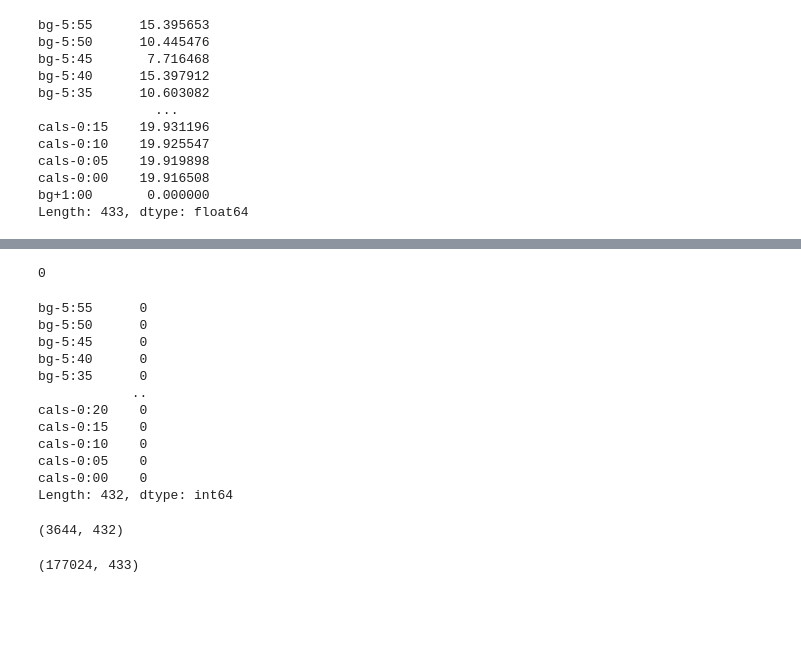
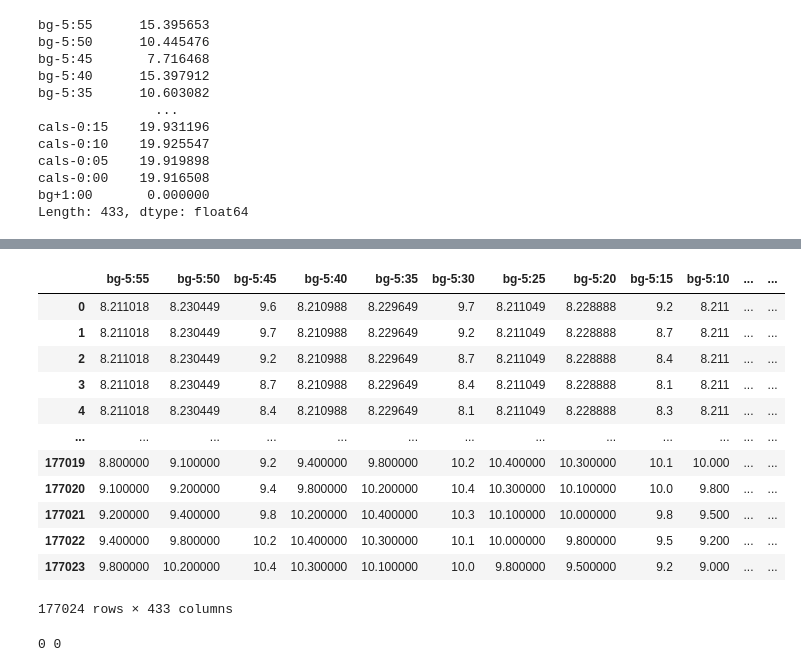
Before and after one commit to mansorrahmed/brist1d, a Jupyter notebook: preproc.ipynb, the cells around one changed output, grey strips where cells are left out. Drawn from its saved outputs; the diff is of its cells as text; code cells hidden in the pictures; blank space fills up the shorter version.

```diff
--- a/preproc.ipynb
+++ b/preproc.ipynb
@@ -233,27 +226,20 @@ for i in test_data.columns:
+# %%
+train_filled
+# %% [output]
+|  | bg-5:55 | bg-5:50 | bg-5:45 | bg-5:40 | bg-5:35 | bg-5:30 | bg-5:25 | bg-5:20 | bg-5:15 | bg-5:10 | ... | ... |
+| 0 | 8.211018 | 8.230449 | 9.6 | 8.210988 | 8.229649 | 9.7 | 8.211049 | 8.228888 | 9.2 | 8.211 | ... | ... |
+| 1 | 8.211018 | 8.230449 | 9.7 | 8.210988 | 8.229649 | 9.2 | 8.211049 | 8.228888 | 8.7 | 8.211 | ... | ... |
+| 2 | 8.211018 | 8.230449 | 9.2 | 8.210988 | 8.229649 | 8.7 | 8.211049 | 8.228888 | 8.4 | 8.211 | ... | ... |
+| 3 | 8.211018 | 8.230449 | 8.7 | 8.210988 | 8.229649 | 8.4 | 8.211049 | 8.228888 | 8.1 | 8.211 | ... | ... |
+| 4 | 8.211018 | 8.230449 | 8.4 | 8.210988 | 8.229649 | 8.1 | 8.211049 | 8.228888 | 8.3 | 8.211 | ... | ... |
+| ... | ... | ... | ... | ... | ... | ... | ... | ... | ... | ... | ... | ... |
+| 177019 | 8.800000 | 9.100000 | 9.2 | 9.400000 | 9.800000 | 10.2 | 10.400000 | 10.300000 | 10.1 | 10.000 | ... | ... |
+| 177020 | 9.100000 | 9.200000 | 9.4 | 9.800000 | 10.200000 | 10.4 | 10.300000 | 10.100000 | 10.0 | 9.800 | ... | ... |
+| 177021 | 9.200000 | 9.400000 | 9.8 | 10.200000 | 10.400000 | 10.3 | 10.100000 | 10.000000 | 9.8 | 9.500 | ... | ... |
+| 177022 | 9.400000 | 9.800000 | 10.2 | 10.400000 | 10.300000 | 10.1 | 10.000000 | 9.800000 | 9.5 | 9.200 | ... | ... |
+| 177023 | 9.800000 | 10.200000 | 10.4 | 10.300000 | 10.100000 | 10.0 | 9.800000 | 9.500000 | 9.2 | 9.000 | ... | ... |
+177024 rows × 433 columns
 # %%
-train_data.isnull().sum().sum()
+print(train_filled.isnull().sum().sum(), test_filled.isnull().sum().sum())
 # %% [output]
-0
+0 0
-# %%
-test_data.isnull().sum()
-# %% [output]
-bg-5:55      0
-bg-5:50      0
-bg-5:45      0
-bg-5:40      0
-bg-5:35      0
-            ..
-cals-0:20    0
-cals-0:15    0
-cals-0:10    0
-cals-0:05    0
-cals-0:00    0
-Length: 432, dtype: int64
-# %%
-test_data.shape
-# %% [output]
-(3644, 432)
-# %%
-train_data.shape
-# %% [output]
-(177024, 433)
```
Also changed, not shown: parts of 15 cells of this notebook, 2 other files.
